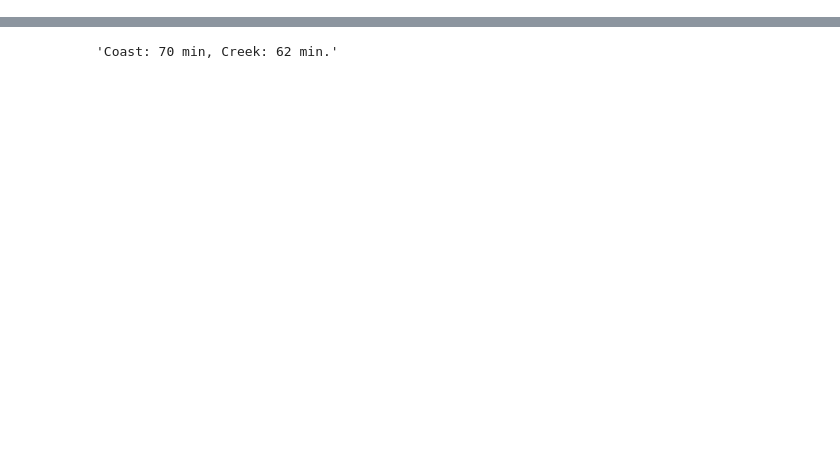
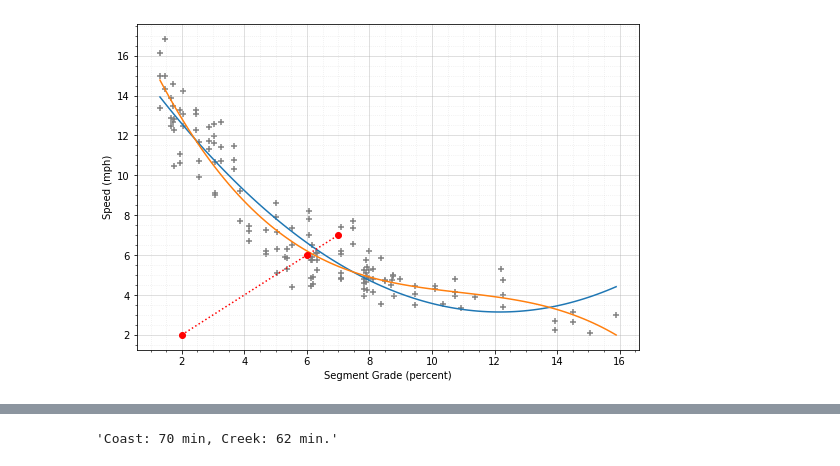
Before and after one commit to norvig/pytudes, a Jupyter notebook: ipynb/Bike Speed versus Grade.ipynb, the cells around one changed output, grey strips where cells are left out. Saved outputs shown, nothing was run; the diff lists cells and outputs as text; code cells hidden in the pictures; blank space fills up the shorter version.

```diff
--- a/ipynb/Bike Speed versus Grade.ipynb
+++ b/ipynb/Bike Speed versus Grade.ipynb
@@ -86,0 +151,5 @@ def poly_fit(X, Y, degree) -> callable:
+# %%
+show(pct2, miles2 / hours2)
+plt.plot((2, 6, 7), (2, 6, 7), 'ro:');
+# %% [output]
+[figure, added]
```
Also changed, not shown: parts of 63 cells of this notebook, 4 other files.
